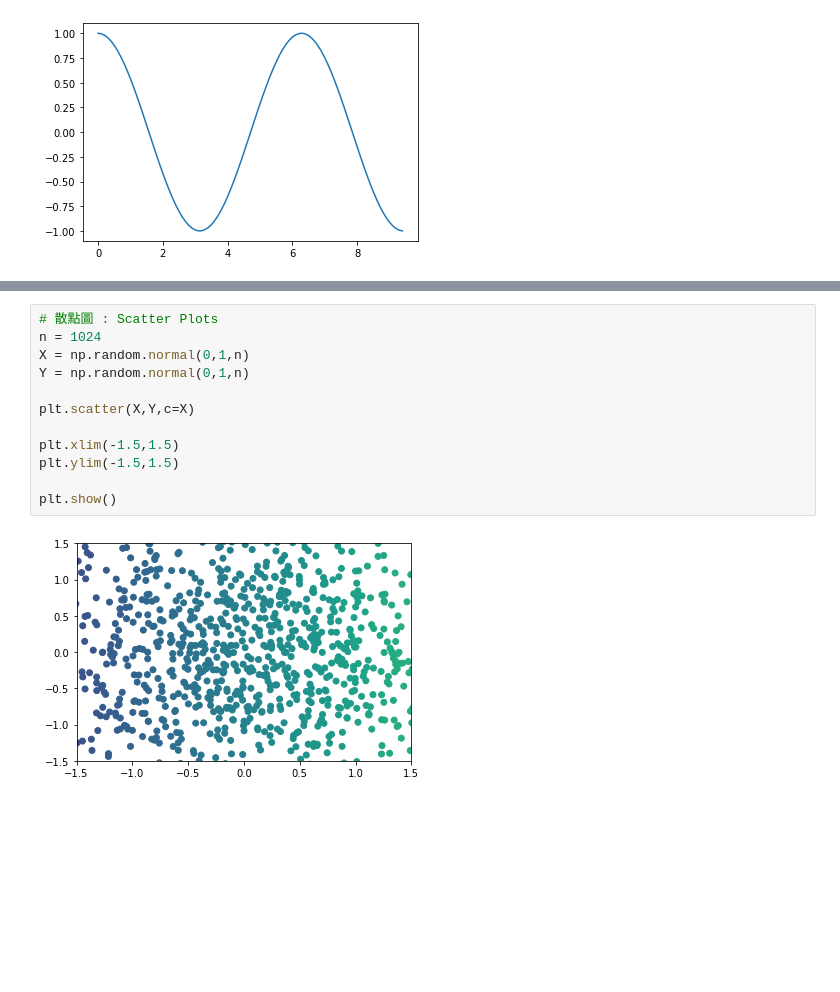
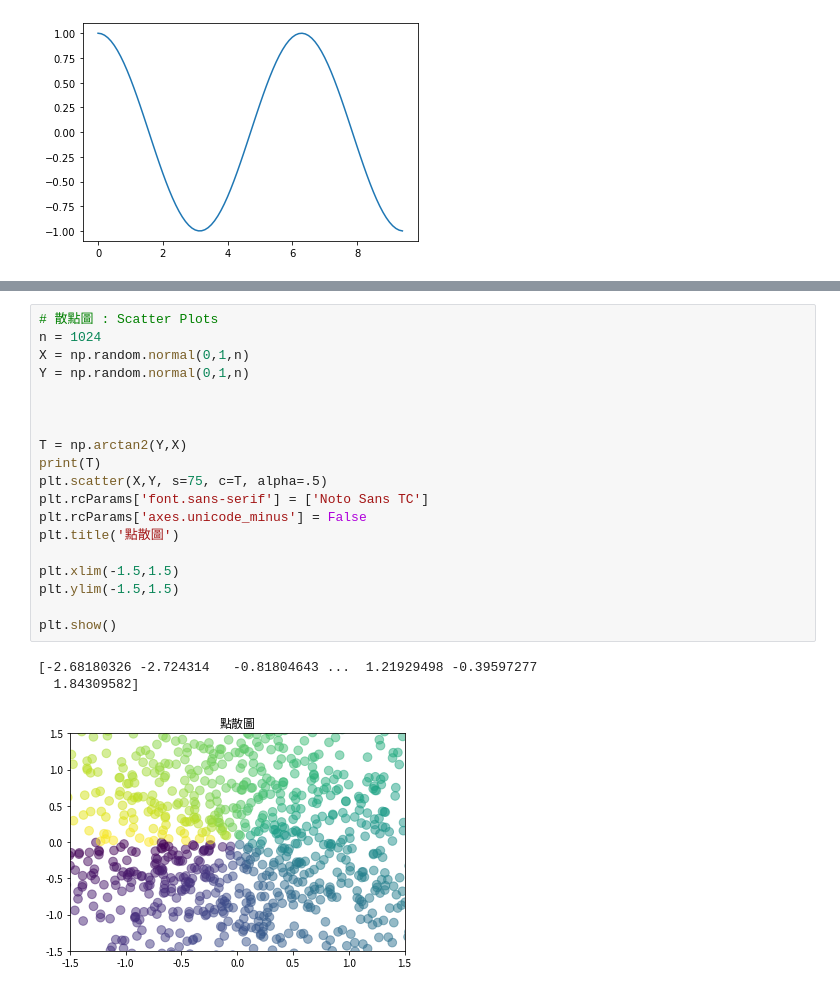
Before and after one commit to Ricky-Chuang/Python_60Days, a Jupyter notebook: Homework/D18-Homework.ipynb, the cells around one changed output, grey strips where cells are left out. Cells and saved outputs as stored; diff of their text form; blank space fills up the shorter version.

```diff
--- a/Homework/D18-Homework.ipynb
+++ b/Homework/D18-Homework.ipynb
@@ -35,14 +60,23 @@ plt.show()
 # %%
 # 散點圖 : Scatter Plots
 n = 1024
 X = np.random.normal(0,1,n)
 Y = np.random.normal(0,1,n)
 
-plt.scatter(X,Y,c=X)
+
+
+T = np.arctan2(Y,X)
+print(T)
+plt.scatter(X,Y, s=75, c=T, alpha=.5)
+plt.rcParams['font.sans-serif'] = ['Noto Sans TC']
+plt.rcParams['axes.unicode_minus'] = False
+plt.title('點散圖')
 
 plt.xlim(-1.5,1.5)
 plt.ylim(-1.5,1.5)
 
 plt.show()
 # %% [output]
+[-2.68180326 -2.724314   -0.81804643 ...  1.21929498 -0.39597277
+  1.84309582]
-[figure, old version]
+[figure, new version]
```
Also changed, not shown: parts of 1 cell of this notebook.
